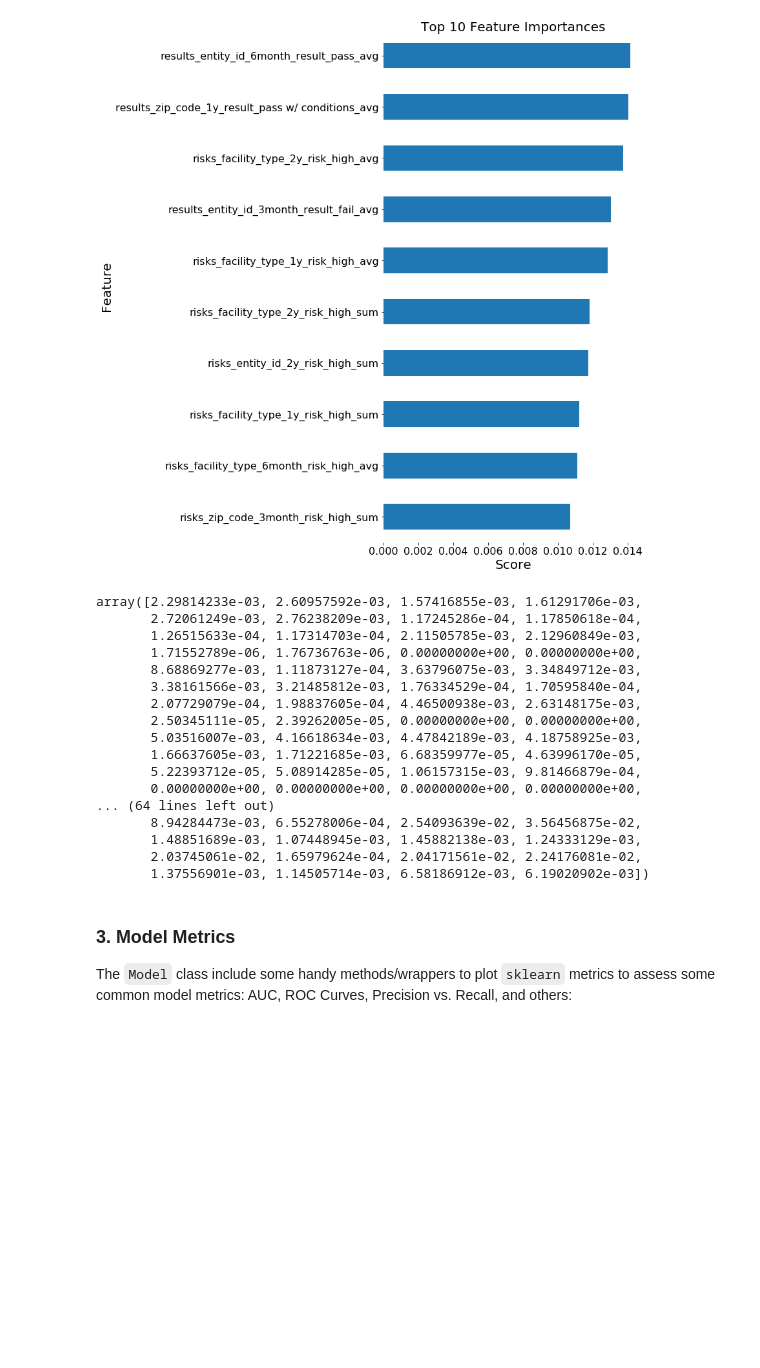
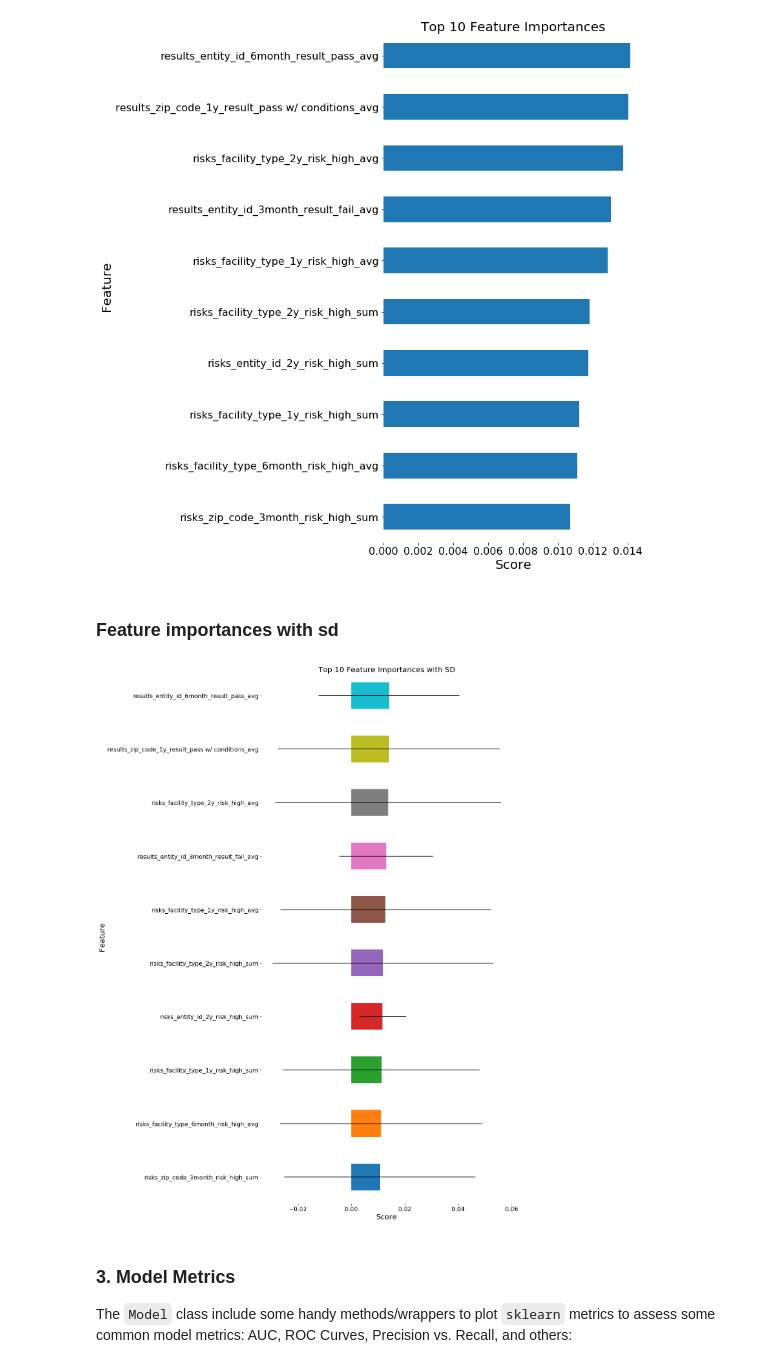
Before and after one commit to dssg/triage, a Jupyter notebook: src/triage/component/postmodeling/contrast/postmodeling_tutorial.ipynb, the cells around one changed output. Cells and saved outputs as stored; diff of their text form; code cells hidden in the pictures; blank space fills up the shorter version.

```diff
--- a/src/triage/component/postmodeling/contrast/postmodeling_tutorial.ipynb
+++ b/src/triage/component/postmodeling/contrast/postmodeling_tutorial.ipynb
@@ -149,26 +144,10 @@ with open(model_path, 'rb') as p:
-# %%
-importances = model.feature_importances_
-std = np.std([tree.feature_importances_ for tree in model.estimators_],
-             axis=0)
-indices = np.argsort(importances)[::-1]
-# %% [output]
-array([2.29814233e-03, 2.60957592e-03, 1.57416855e-03, 1.61291706e-03,
-       2.72061249e-03, 2.76238209e-03, 1.17245286e-04, 1.17850618e-04,
-       1.26515633e-04, 1.17314703e-04, 2.11505785e-03, 2.12960849e-03,
-       1.71552789e-06, 1.76736763e-06, 0.00000000e+00, 0.00000000e+00,
-       8.68869277e-03, 1.11873127e-04, 3.63796075e-03, 3.34849712e-03,
-       3.38161566e-03, 3.21485812e-03, 1.76334529e-04, 1.70595840e-04,
-       2.07729079e-04, 1.98837605e-04, 4.46500938e-03, 2.63148175e-03,
-       2.50345111e-05, 2.39262005e-05, 0.00000000e+00, 0.00000000e+00,
-       5.03516007e-03, 4.16618634e-03, 4.47842189e-03, 4.18758925e-03,
-       1.66637605e-03, 1.71221685e-03, 6.68359977e-05, 4.63996170e-05,
-       5.22393712e-05, 5.08914285e-05, 1.06157315e-03, 9.81466879e-04,
-       0.00000000e+00, 0.00000000e+00, 0.00000000e+00, 0.00000000e+00,
-... (64 lines left out)
-       8.94284473e-03, 6.55278006e-04, 2.54093639e-02, 3.56456875e-02,
-       1.48851689e-03, 1.07448945e-03, 1.45882138e-03, 1.24333129e-03,
-       2.03745061e-02, 1.65979624e-04, 2.04171561e-02, 2.24176081e-02,
-       1.37556901e-03, 1.14505714e-03, 6.58186912e-03, 6.19020902e-03])
+# %% [markdown]
+### Feature importances with sd
+# %%
+l_t[0].plot_feature_importances_std_err(path= params.path,
+                                        n_features_plots = params.n_features_plots)
+# %% [output]
+[figure, added]
 # %% [markdown]
 ### 3. Model Metrics
 
```
Also changed, not shown: parts of 5 cells of this notebook, 1 other file.
